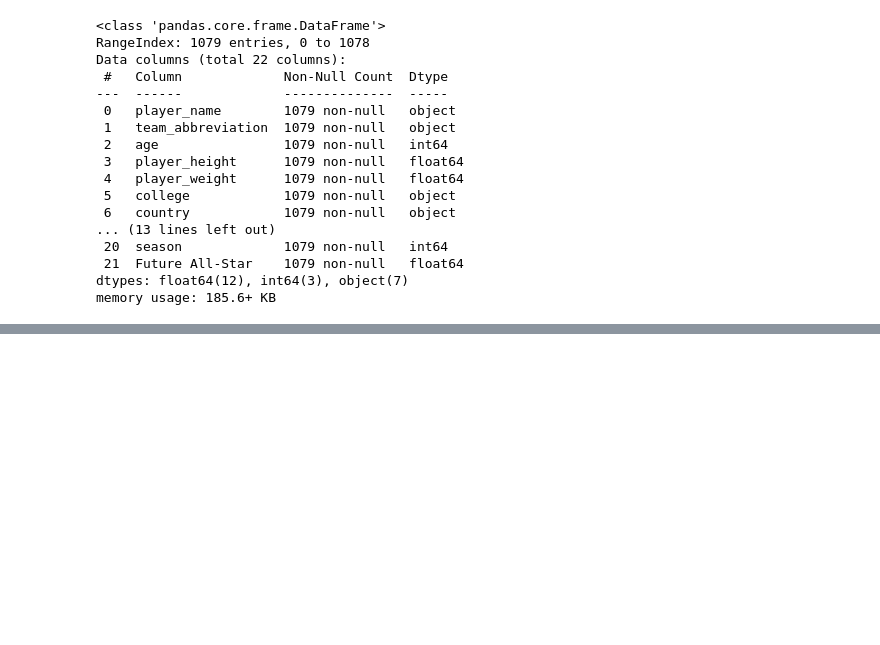
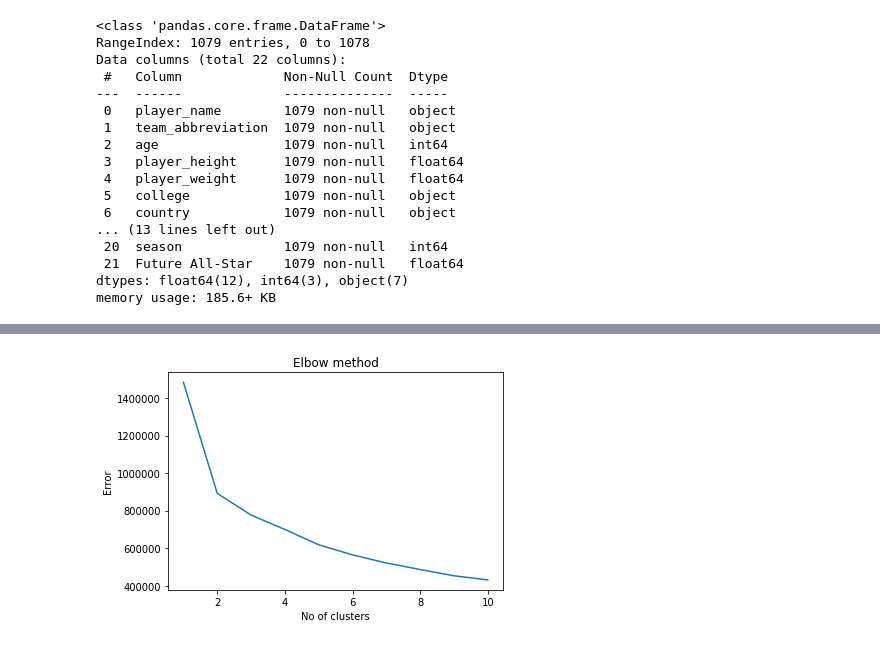
Before and after one commit to sreddy7819/springboard, a Jupyter notebook: Capstone2Satvik.ipynb, the cells around one changed output, grey strips where cells are left out. Drawn from its saved outputs; the diff is of its cells as text; code cells hidden in the pictures; blank space fills up the shorter version.

Commit message:
clusters

```diff
--- a/Capstone2Satvik.ipynb
+++ b/Capstone2Satvik.ipynb
@@ -222,0 +265,3 @@ df.describe()
+# %%
+df['draft_round'] = pd.to_numeric(df['draft_round'],errors='coerce')
+df['draft_year'] = pd.to_numeric(df['draft_year'],errors='coerce')
@@ -222,0 +319,3 @@ df.describe()
+# %%
+df = df.drop(columns=['season'])
+df.head()
@@ -222,0 +330,14 @@ df.describe()
+# %%
+from sklearn.cluster import KMeans
+x = df.drop(['player_name','team_abbreviation', 'college','country'], axis =1).values
+Error =[]
+for i in range(1, 11):
+    kmeans = KMeans(n_clusters = i).fit(x)
+    kmeans.fit(x)
+    Error.append(kmeans.inertia_)
+import matplotlib.pyplot as plt
+plt.plot(range(1, 11), Error)
+plt.title('Elbow method')
+plt.xlabel('No of clusters')
+plt.ylabel('Error')
+plt.show()
@@ -222,0 +348,4 @@ df.describe()
+# %%
+df = pd.read_csv('df2.csv')
+df = df.drop(columns=['Unnamed: 0'])
+df.head()
@@ -222,0 +380,16 @@ df.describe()
+# %%
+from sklearn.cluster import KMeans
+x = df.drop(['player_name','team_abbreviation', 'college','country'], axis =1).values
+Error =[]
+for i in range(1, 11):
+    kmeans = KMeans(n_clusters = i).fit(x)
+    kmeans.fit(x)
+    Error.append(kmeans.inertia_)
+import matplotlib.pyplot as plt
+plt.plot(range(1, 11), Error)
+plt.title('Elbow method')
+plt.xlabel('No of clusters')
+plt.ylabel('Error')
+plt.show()
+# %% [output]
+[figure, added]
```
Also changed, not shown: parts of 16 cells of this notebook.
